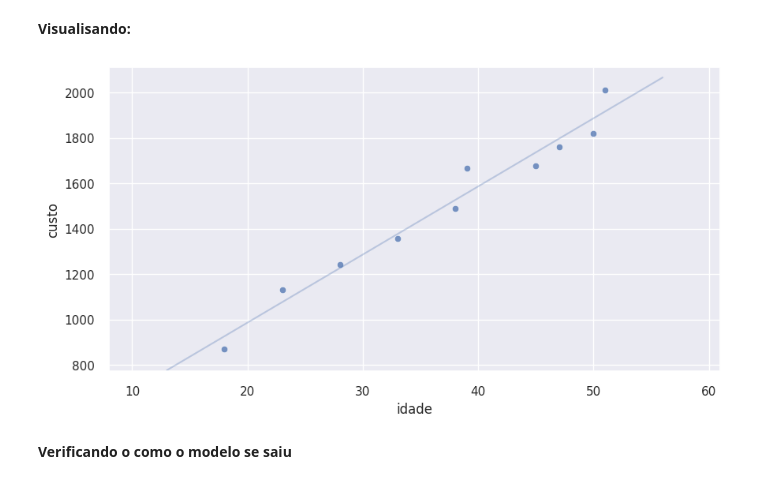
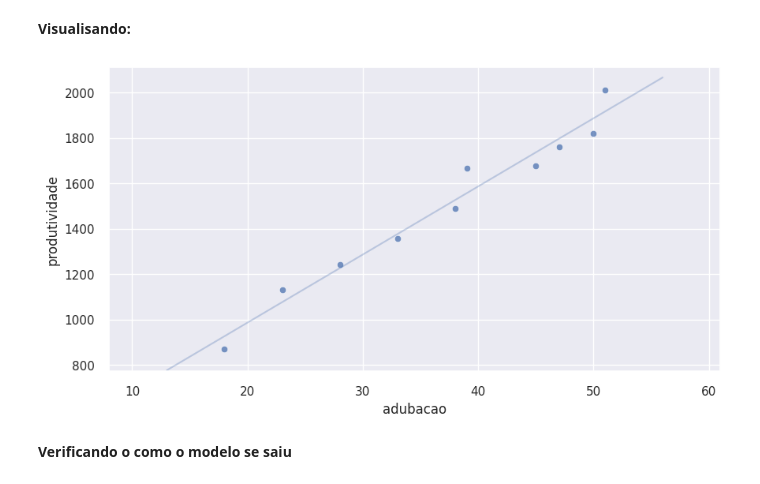
Before and after one commit to prof-eduardo-nunes/unicamp-mineracao_dados, a Jupyter notebook: regressao_linear/regressao_plano_saude.ipynb, the cells around one changed output. Cells and saved outputs as stored; diff of their text form; code cells hidden in the pictures.

```diff
--- a/regressao_linear/regressao_plano_saude.ipynb
+++ b/regressao_linear/regressao_plano_saude.ipynb
@@ -55,7 +55,7 @@ Trabalhar com DataFrames: DataFrames são estruturas de dados em forma de tabela
 # %% [markdown]
 A sklearn, ou scikit-learn (originalmente scikits.learn) é uma biblioteca de aprendizado de máquina de código aberto. Ela inclui vários algoritmos de classificação, regressão e agrupamento incluindo máquinas de vetores de suporte, florestas aleatórias, gradient boosting, k-means e DBSCAN, e é projetada para interagir com as bibliotecas Python numéricas e científicas NumPy e SciPy.
 # %%
-nomeDaBase = "planos_saude.csv"
+nomeDaBase = "adubacao_produtividade.csv"
 df = pd.read_csv(nomeDaBase, sep=",", encoding="utf-8")
 # %%
 df.head(10).T
@@ -116,16 +116,16 @@ Coeficiente = 29.991
 reta_x = np.linspace(min(x)-5, max(x)+5,100).reshape(-1,1)
 reta_y = regressor.predict(reta_x)
 reta_df = np.concatenate((reta_x, reta_y), axis=1)
-reta_df = pd.DataFrame(reta_df, columns=("x_idade", "y_custo"))
+reta_df = pd.DataFrame(reta_df, columns=("x_adubacao", "y_produtividade"))
 # %%
 sns.set()
 dimensoes = (10,5)
 fig, ax = plt.subplots(figsize=dimensoes)
 ax.set(xlim = (min(x)-10, max(x)+10),ylim=(min(y)-100, max(y)+100))
-ax = sns.scatterplot(x="idade", y="custo", data=df, alpha=0.75);
-ax = sns.lineplot(x="x_idade", y="y_custo", data=reta_df, alpha=0.3, palette="red");
+ax = sns.scatterplot(x="adubacao", y="produtividade", data=df, alpha=0.75);
+ax = sns.lineplot(x="x_adubacao", y="y_produtividade", data=reta_df, alpha=0.3, palette="red");
 # %% [output]
-[figure, old version]
+[figure, new version]
 # %% [markdown]
 **Verificando o como o modelo se saiu**
 # %%
```
Also changed, not shown: parts of 3 cells of this notebook.
